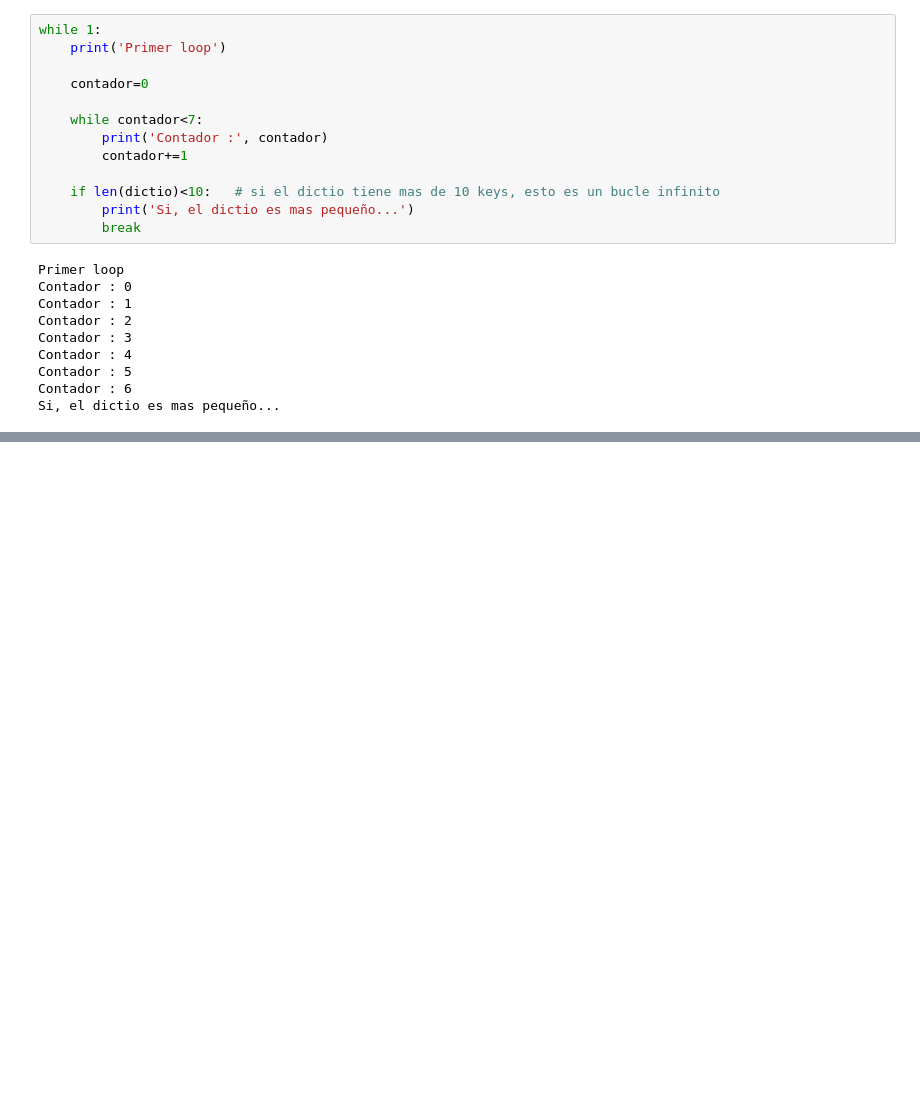
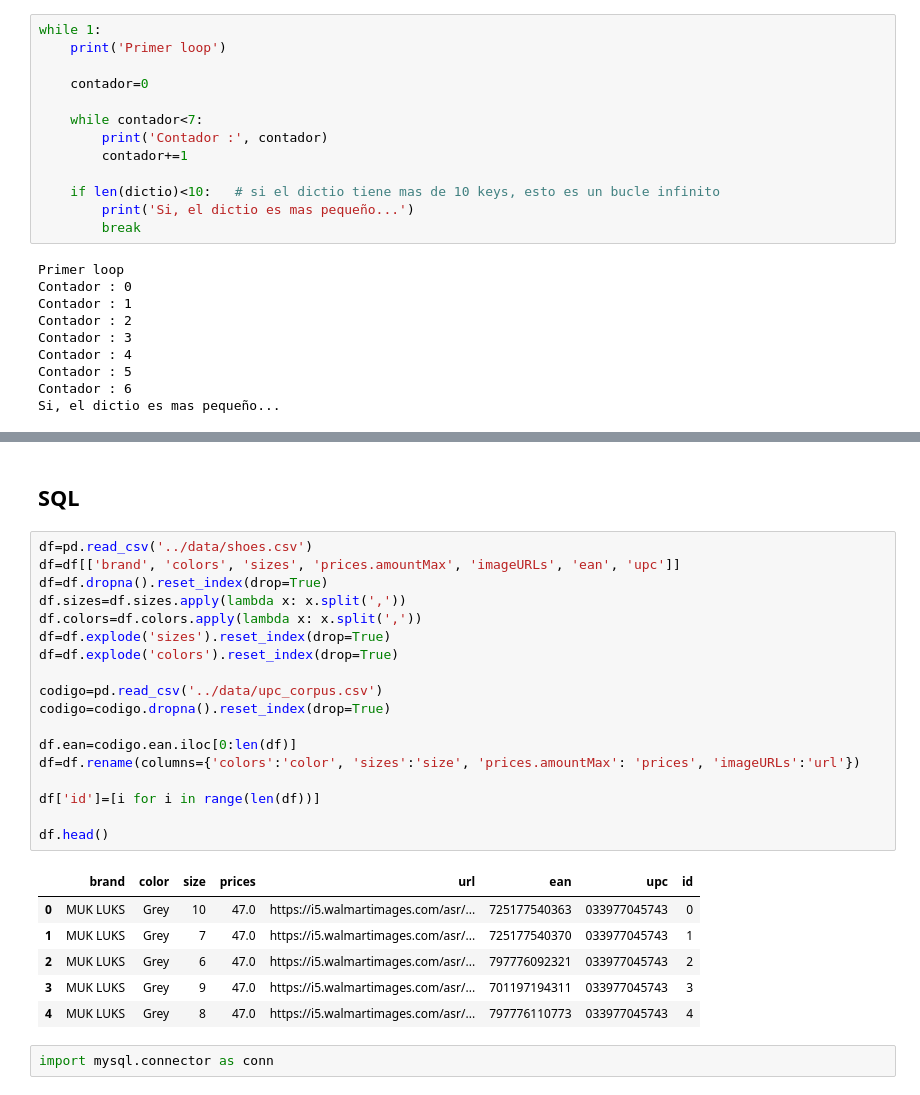
Before and after one commit to Ironhack-Data-Madrid-Abril-2021/Material_Clase, a Jupyter notebook: semana_3/3.1 - Repaso General.ipynb, the cells around one changed output, grey strips where cells are left out. Cells and saved outputs as stored; diff of their text form; blank space fills up the shorter version.

```diff
--- a/semana_3/3.1 - Repaso General.ipynb
+++ b/semana_3/3.1 - Repaso General.ipynb
@@ -294,0 +429,29 @@ Si, el dictio es mas pequeño...
+# %% [markdown]
+## SQL
+# %%
+df=pd.read_csv('../data/shoes.csv')
+df=df[['brand', 'colors', 'sizes', 'prices.amountMax', 'imageURLs', 'ean', 'upc']]
+df=df.dropna().reset_index(drop=True)
+df.sizes=df.sizes.apply(lambda x: x.split(','))
+df.colors=df.colors.apply(lambda x: x.split(','))
+df=df.explode('sizes').reset_index(drop=True)
+df=df.explode('colors').reset_index(drop=True)
+
+codigo=pd.read_csv('../data/upc_corpus.csv')
+codigo=codigo.dropna().reset_index(drop=True)
+
+df.ean=codigo.ean.iloc[0:len(df)]
+df=df.rename(columns={'colors':'color', 'sizes':'size', 'prices.amountMax': 'prices', 'imageURLs':'url'})
+
+df['id']=[i for i in range(len(df))]
+
+df.head()
+# %% [output]
+|  | brand | color | size | prices | url | ean | upc | id |
+| 0 | MUK LUKS | Grey | 10 | 47.0 | https://i5.walmartimages.com/asr/... | 725177540363 | 033977045743 | 0 |
+| 1 | MUK LUKS | Grey | 7 | 47.0 | https://i5.walmartimages.com/asr/... | 725177540370 | 033977045743 | 1 |
+| 2 | MUK LUKS | Grey | 6 | 47.0 | https://i5.walmartimages.com/asr/... | 797776092321 | 033977045743 | 2 |
+| 3 | MUK LUKS | Grey | 9 | 47.0 | https://i5.walmartimages.com/asr/... | 701197194311 | 033977045743 | 3 |
+| 4 | MUK LUKS | Grey | 8 | 47.0 | https://i5.walmartimages.com/asr/... | 797776110773 | 033977045743 | 4 |
+# %%
+import mysql.connector as conn
```
Also changed, not shown: parts of 39 cells of this notebook, 1 other file.
